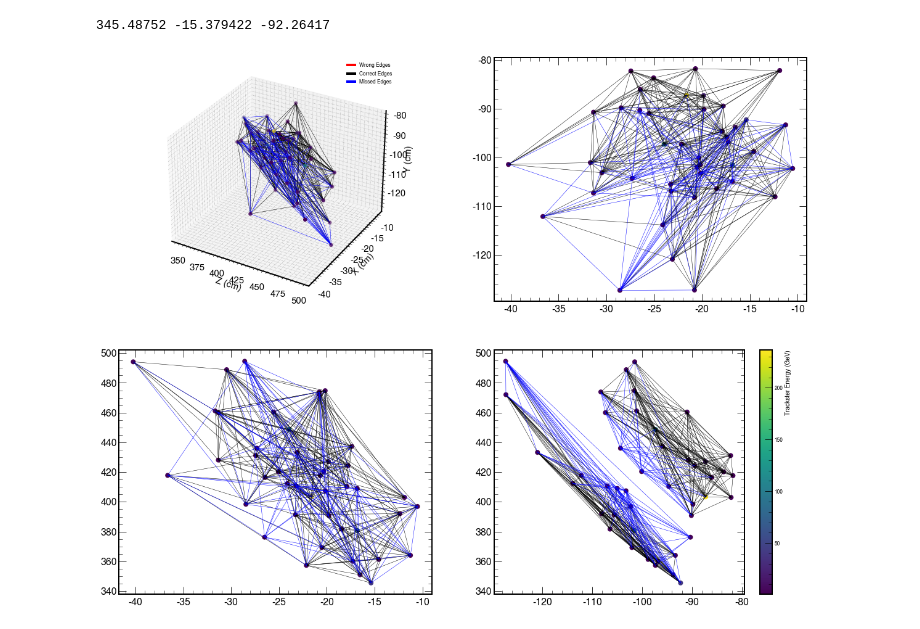
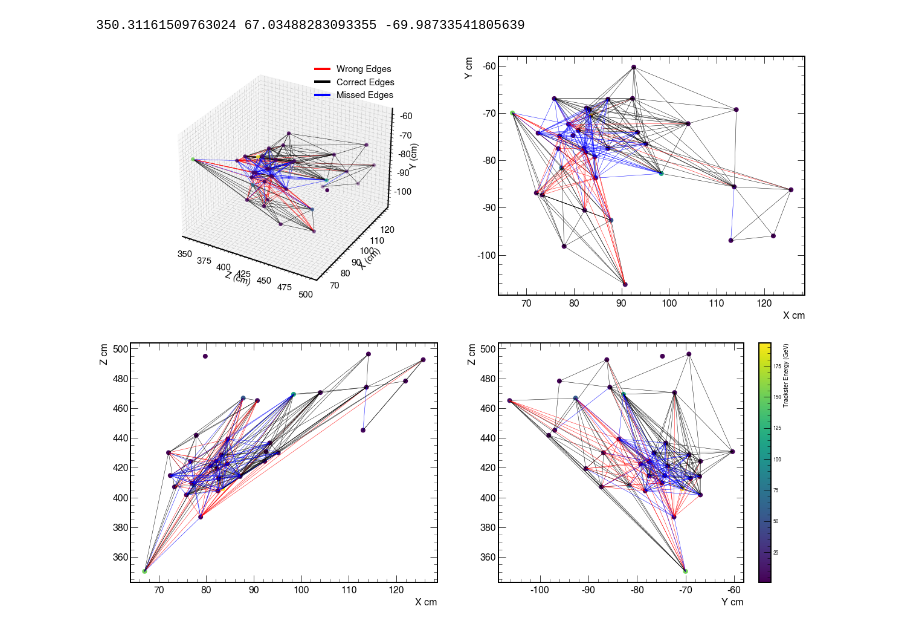
Before and after one commit to Abhirikshma/HackathonLinking, a Jupyter notebook: 3-Visualization.ipynb, the cells around one changed output. Cells and saved outputs as stored; diff of their text form; code cells hidden in the pictures.

```diff
--- a/3-Visualization.ipynb
+++ b/3-Visualization.ipynb
@@ -19,5 +82,5 @@ plt.style.use(hep.style.CMS)
 # %%
-def plotTrackster2D(fig, ax2, y, z, heatmap=None, indexes=None, edges=None, edges_t = None, label='Trackster Energy (GeV)'):
+def plotTrackster2D(fig, ax2, y, z, heatmap=None, indexes=None, edges=None, edges_t = None, label='Trackster Energy (GeV)', proj = None):
     fs = 16
     for ind in edges:
         if(ind not in edges_t):
@@ -57,6 +120,8 @@ def plotTrackster2D(fig, ax2, y, z, heatmap=None, indexes=None, edges=None, edge
     yg = ax2.scatter(y, z, c=cm.viridis(heatmap/max(heatmap)), marker='o', linewidth=2)
     ax2.tick_params(axis='x', labelsize=fs )
     ax2.tick_params(axis='y', labelsize=fs )
+    ax2.set_xlabel(proj[0] + " cm", fontsize = fs)
+    ax2.set_ylabel(proj[1] + " cm", fontsize = fs)
 # %%
 
 
@@ -120,14 +185,24 @@ from matplotlib.lines import Line2D
 def plotTrackster(fig, ax,ax2,ax3,ax4, x, y, z, heatmap=None, indexes=None, edges=None, edges_t = None, label='Trackster Energy (GeV)'):
     plotTrackster3D(fig, ax, x,y,z, heatmap=E,edges=p_pairs, edges_t = t_pairs )
     ## XY
-    plotTrackster2D(fig, ax2 ,y, z,heatmap=E,edges=p_pairs, edges_t = t_pairs)
+    plotTrackster2D(fig, ax2 ,y, z,heatmap=E,edges=p_pairs, edges_t = t_pairs, proj=["X", "Y"])
     ## XZ
-    plotTrackster2D(fig, ax3 ,y, x,heatmap=E,edges=p_pairs, edges_t = t_pairs)
-    ##YZ
-    plotTrackster2D(fig, ax4 ,z, x,heatmap=E,edges=p_pairs, edges_t = t_pairs)
+    plotTrackster2D(fig, ax3 ,y, x,heatmap=E,edges=p_pairs, edges_t = t_pairs, proj=["X", "Z"])
+    ## YZ
+    plotTrackster2D(fig, ax4 ,z, x,heatmap=E,edges=p_pairs, edges_t = t_pairs, proj=["Y", "Z"])
     custom_lines = [Line2D([0], [0], color='red',lw = 4),
                     Line2D([0], [0], color='black', lw=4),
                    Line2D([0], [0], color='blue', lw=4)]
-    ax.legend(custom_lines, ['Wrong Edges', 'Correct Edges', "Missed Edges"])
+    ax.legend(custom_lines, ['Wrong Edges', 'Correct Edges', "Missed Edges"], fontsize=15)
 
     plt.show()
+# %%
+a = []
+x = np.random.rand(1,3)
+print(x)
+a.append(x)
+y = np.random.rand(1,2)
+print(y)
+a.append(y)
+a = np.concatenate(a, axis=-1)
+print(a)
@@ -199,4 +305,22 @@ outTest = modelLoad(test)
 # %%
-ev_vis = 45 #event to visualize
+ev_vis = 104 #event to visualize
 t_node, t_pairs = truth_pairs(modelLoad, testDataset, ev_vis, 0.5)
-p_node, p_pairs = prediction_pairs(modelLoad, testDataset, ev_vis, 0.8)
+p_node, p_pairs = prediction_pairs(modelLoad, testDataset, ev_vis, 0.6)
+
+from pylab import cm
+from IPython.display import display
+
+%matplotlib inline
+fig = plt.figure(figsize=(20,16))
+ax = fig.add_subplot(221, projection='3d')
+ax2 = fig.add_subplot(222)
+ax3 = fig.add_subplot(223)
+ax4 = fig.add_subplot(224)
+x = p_node[:,0].detach().numpy()
+y = p_node[:,1].detach().numpy()
+z = p_node[:,2].detach().numpy()
+E = p_node[:,10].detach().numpy()
+plotTrackster(fig, ax, ax2,ax3,ax4, z,x,y,heatmap=E,edges=p_pairs, edges_t = t_pairs)
+# %% [output]
+350.31161509763024 67.03488283093355 -69.98733541805639
+[figure, added]
@@ -206,15 +326,0 @@ from IPython.display import display
-# %%
-%matplotlib inline
-fig = plt.figure(figsize=(20,16))
-ax = fig.add_subplot(221, projection='3d')
-ax2 = fig.add_subplot(222)
-ax3 = fig.add_subplot(223)
-ax4 = fig.add_subplot(224)
-x = p_node[:,2].detach().numpy()
-y = p_node[:,3].detach().numpy()
-z = p_node[:,4].detach().numpy()
-E = p_node[:,0].detach().numpy()
-plotTrackster(fig, ax, ax2,ax3,ax4, z,x,y,heatmap=E,edges=p_pairs, edges_t = t_pairs)
-# %% [output]
-345.48752 -15.379422 -92.26417
-[figure, removed]
```
Also changed, not shown: parts of 9 cells of this notebook, 2 other files.
